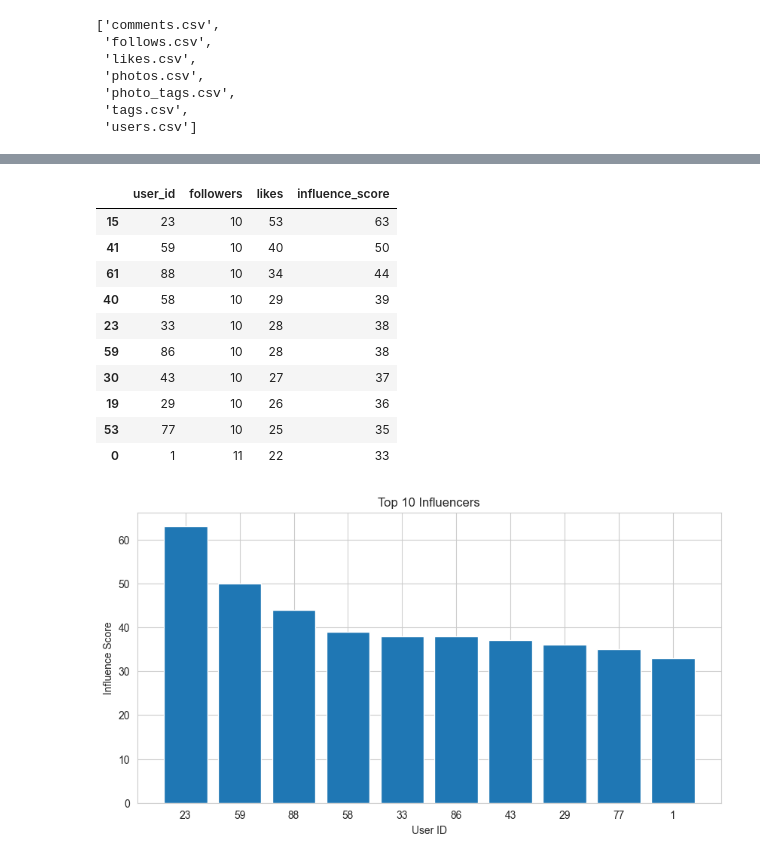
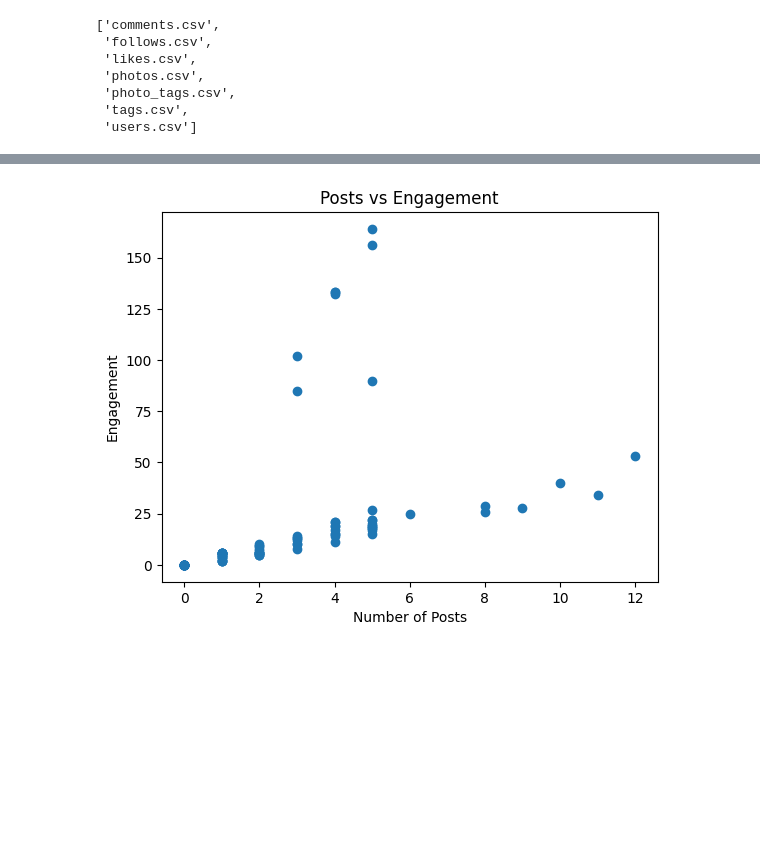
Before and after one commit to kishorekumar28114/Data-Science, a Jupyter notebook: instagram-analysis.ipynb, the cells around one changed output, grey strips where cells are left out. Saved outputs shown, nothing was run; the diff lists cells and outputs as text; code cells hidden in the pictures; blank space fills up the shorter version.

```diff
--- a/instagram-analysis.ipynb
+++ b/instagram-analysis.ipynb
@@ -124,26 +239,11 @@ plt.show()
-# %%
-df['influence_score'] = df['followers'] + df['likes']
-top_influencers = df.sort_values(by='influence_score', ascending=False).head(10)
-
-top_influencers
-# %% [output]
-|  | user_id | followers | likes | influence_score |
-| 15 | 23 | 10 | 53 | 63 |
-| 41 | 59 | 10 | 40 | 50 |
-| 61 | 88 | 10 | 34 | 44 |
-| 40 | 58 | 10 | 29 | 39 |
-| 23 | 33 | 10 | 28 | 38 |
-| 59 | 86 | 10 | 28 | 38 |
-| 30 | 43 | 10 | 27 | 37 |
-| 19 | 29 | 10 | 26 | 36 |
-| 53 | 77 | 10 | 25 | 35 |
-| 0 | 1 | 11 | 22 | 33 |
-# %%
-plt.figure(figsize=(10,5))
-plt.bar(top_influencers['user_id'].astype(str), top_influencers['influence_score'])
-plt.title("Top 10 Influencers")
-plt.xlabel("User ID")
-plt.ylabel("Influence Score")
-plt.show()
-# %% [output]
-[figure, removed]
+# %%
+df2['engagement'] = df2['likes'] + df2['comments']
+
+plt.figure()
+plt.scatter(df2['posts'], df2['engagement'])
+plt.xlabel("Number of Posts")
+plt.ylabel("Engagement")
+plt.title("Posts vs Engagement")
+plt.show()
+# %% [output]
+[figure, added]
```
Also changed, not shown: parts of 19 cells of this notebook, 4 other files.
